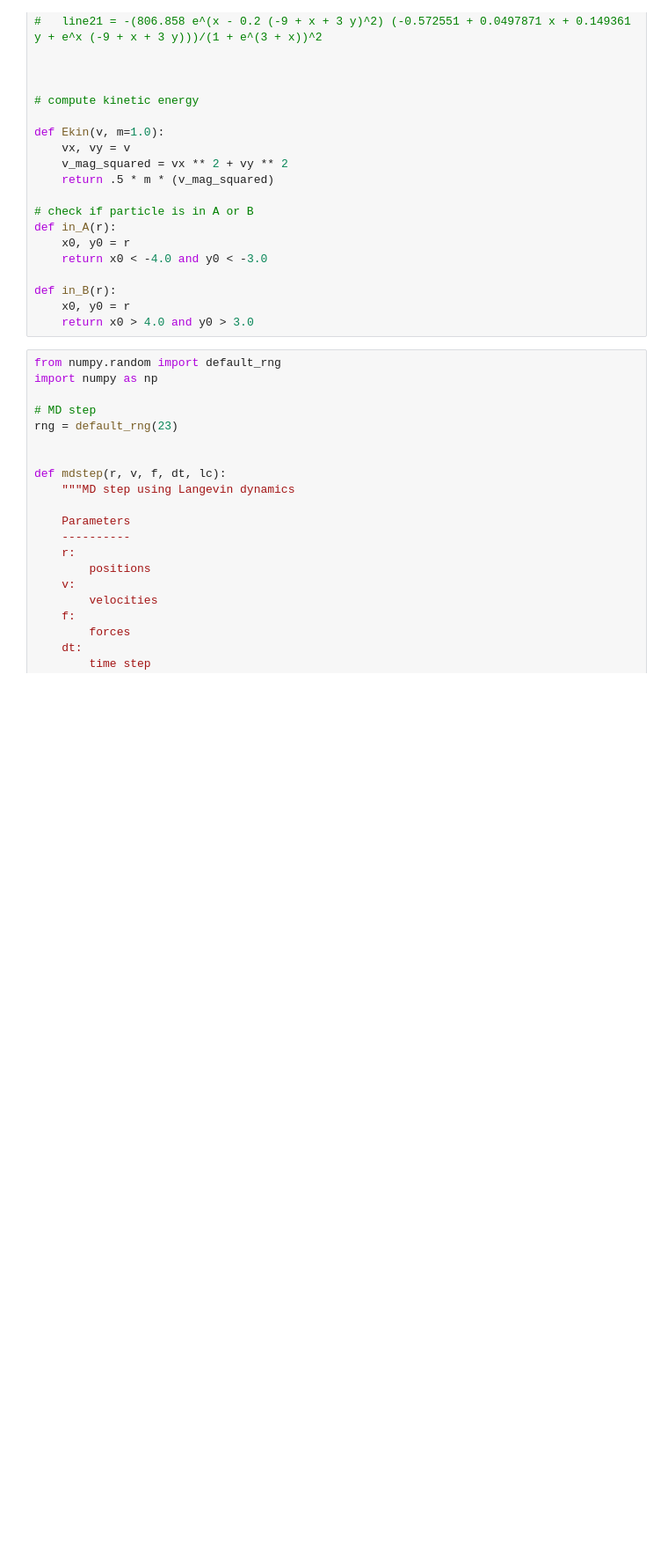
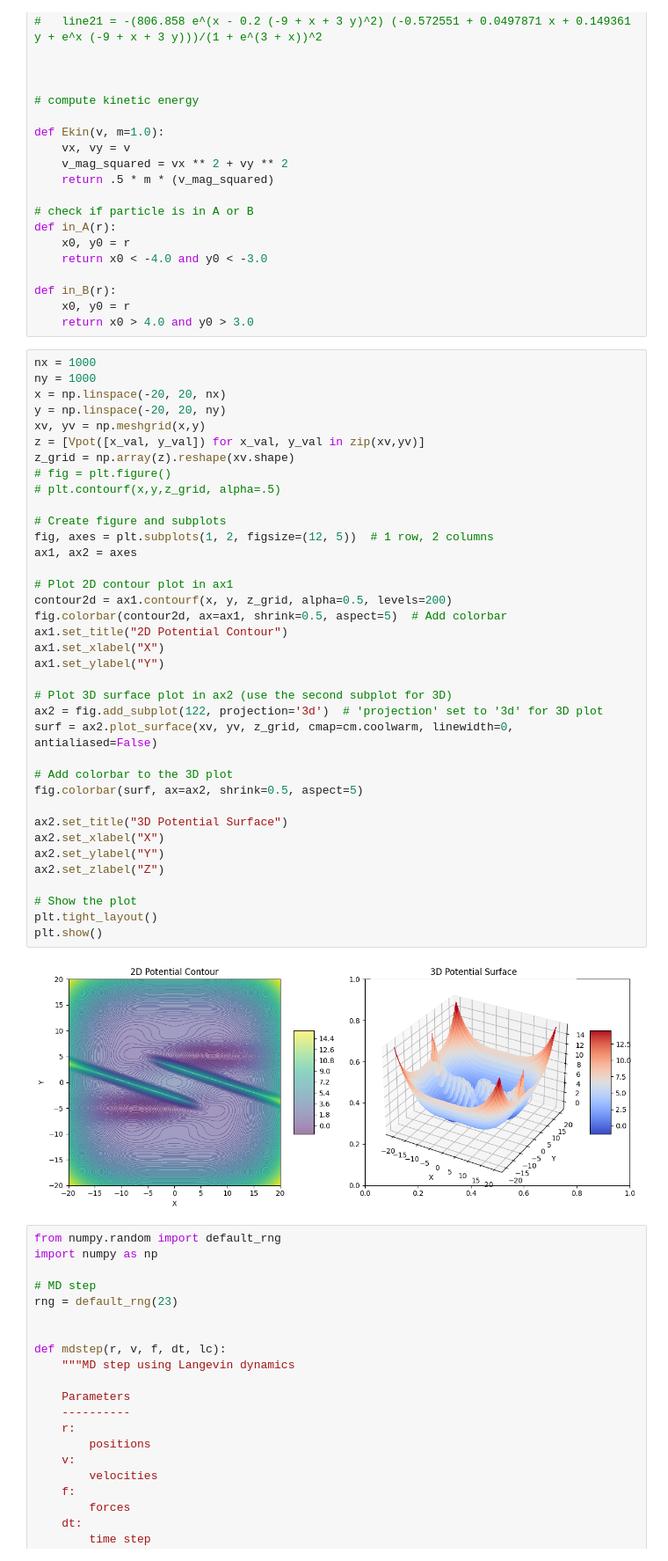
Before and after one commit to iceplant/ml_for_mol_sim, a Jupyter notebook: hw06/pca2.ipynb, the cells around one changed output. Shown at 88% size. Cells and saved outputs as stored; diff of their text form; blank space fills up the shorter version.

```diff
--- a/hw06/pca2.ipynb
+++ b/hw06/pca2.ipynb
@@ -57,6 +58,45 @@ def in_A(r):
 def in_B(r):
     x0, y0 = r
     return x0 > 4.0 and y0 > 3.0
+# %%
+nx = 1000
+ny = 1000
+x = np.linspace(-20, 20, nx)
+y = np.linspace(-20, 20, ny)
+xv, yv = np.meshgrid(x,y)
+z = [Vpot([x_val, y_val]) for x_val, y_val in zip(xv,yv)]
+z_grid = np.array(z).reshape(xv.shape)
+# fig = plt.figure()
+# plt.contourf(x,y,z_grid, alpha=.5)
+
+# Create figure and subplots
+fig, axes = plt.subplots(1, 2, figsize=(12, 5))  # 1 row, 2 columns
+ax1, ax2 = axes
+
+# Plot 2D contour plot in ax1
+contour2d = ax1.contourf(x, y, z_grid, alpha=0.5, levels=200)
+fig.colorbar(contour2d, ax=ax1, shrink=0.5, aspect=5)  # Add colorbar
+ax1.set_title("2D Potential Contour")
+ax1.set_xlabel("X")
+ax1.set_ylabel("Y")
+
+# Plot 3D surface plot in ax2 (use the second subplot for 3D)
+ax2 = fig.add_subplot(122, projection='3d')  # 'projection' set to '3d' for 3D plot
+surf = ax2.plot_surface(xv, yv, z_grid, cmap=cm.coolwarm, linewidth=0, antialiased=False)
+
+# Add colorbar to the 3D plot
+fig.colorbar(surf, ax=ax2, shrink=0.5, aspect=5)
+
+ax2.set_title("3D Potential Surface")
+ax2.set_xlabel("X")
+ax2.set_ylabel("Y")
+ax2.set_zlabel("Z")
+
+# Show the plot
+plt.tight_layout()
+plt.show()
+# %% [output]
+[figure, added]
 # %%
 from numpy.random import default_rng
 import numpy as np
```
Also changed, not shown: parts of 11 cells of this notebook, 9 other files.
